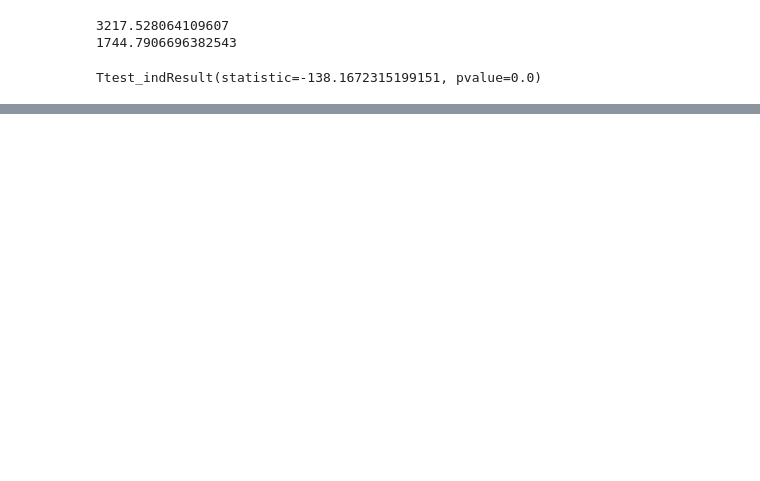
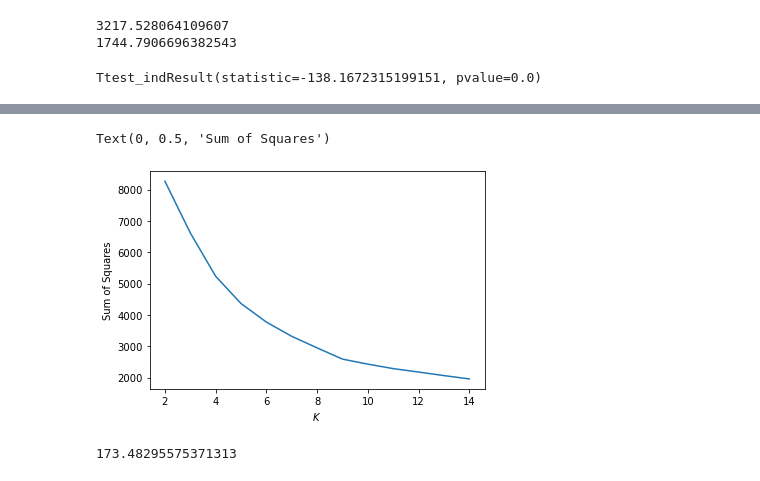
Before and after one commit to JackCWolf/Springboard, a Jupyter notebook: Jack Wolfgramm NYC Open Data Project Repo/notebooks/2-jvw-EDA.ipynb, the cells around one changed output, grey strips where cells are left out. Cells and saved outputs as stored; diff of their text form; code cells hidden in the pictures; blank space fills up the shorter version.

```diff
--- a/Jack Wolfgramm NYC Open Data Project Repo/notebooks/2-jvw-EDA.ipynb
+++ b/Jack Wolfgramm NYC Open Data Project Repo/notebooks/2-jvw-EDA.ipynb
@@ -92 +92,45 @@ uncertainty in the average: 0.04183431754088634
 Ttest_indResult(statistic=-10.31148640941959, pvalue=6.519372508530571e-25)
+# %%
+# We run a clustering algorithm on the points to see if there is any variance within the clusters
+import sklearn
+import sklearn.cluster
+from sklearn import preprocessing
+
+
+# Make a date that can be compared numerically to other dates
+df['Start_date']=(df['License Creation Date']-np.min(df['License Creation Date'])).dt.days
+
+X=df[['Longitude','Latitude','Start_date']].to_numpy()
+
+# Normalize the data so that the location and time are on equal footing, as a first guess
+scaler = preprocessing.MinMaxScaler()
+X = scaler.fit_transform(X)
+
+ss=[]
+
+assignments={}
+
+Krange= list(range(2, 15))
+
+for K in Krange:
+    model = sklearn.cluster.KMeans(n_clusters=K)
+    assigned_cluster = model.fit_predict(X)
+    centers = model.cluster_centers_
+    ss.append(np.sum((X - centers[assigned_cluster]) ** 2))
+    assignments[str(K)] = assigned_cluster
+
+plt.plot(Krange,ss)
+
+plt.xlabel("$K$")
+plt.ylabel("Sum of Squares")
+# %% [output]
+Text(0, 0.5, 'Sum of Squares')
+[figure, added]
+# %%
+# Try the square root of the number of licenses
+model = sklearn.cluster.KMeans(n_clusters=412)
+assigned_cluster = model.fit_predict(X)
+centers = model.cluster_centers_
+print(np.sum((X - centers[assigned_cluster]) ** 2))
+# %% [output]
+173.48295575371313
```
Also changed, not shown: parts of 21 cells of this notebook, 1 other file.
